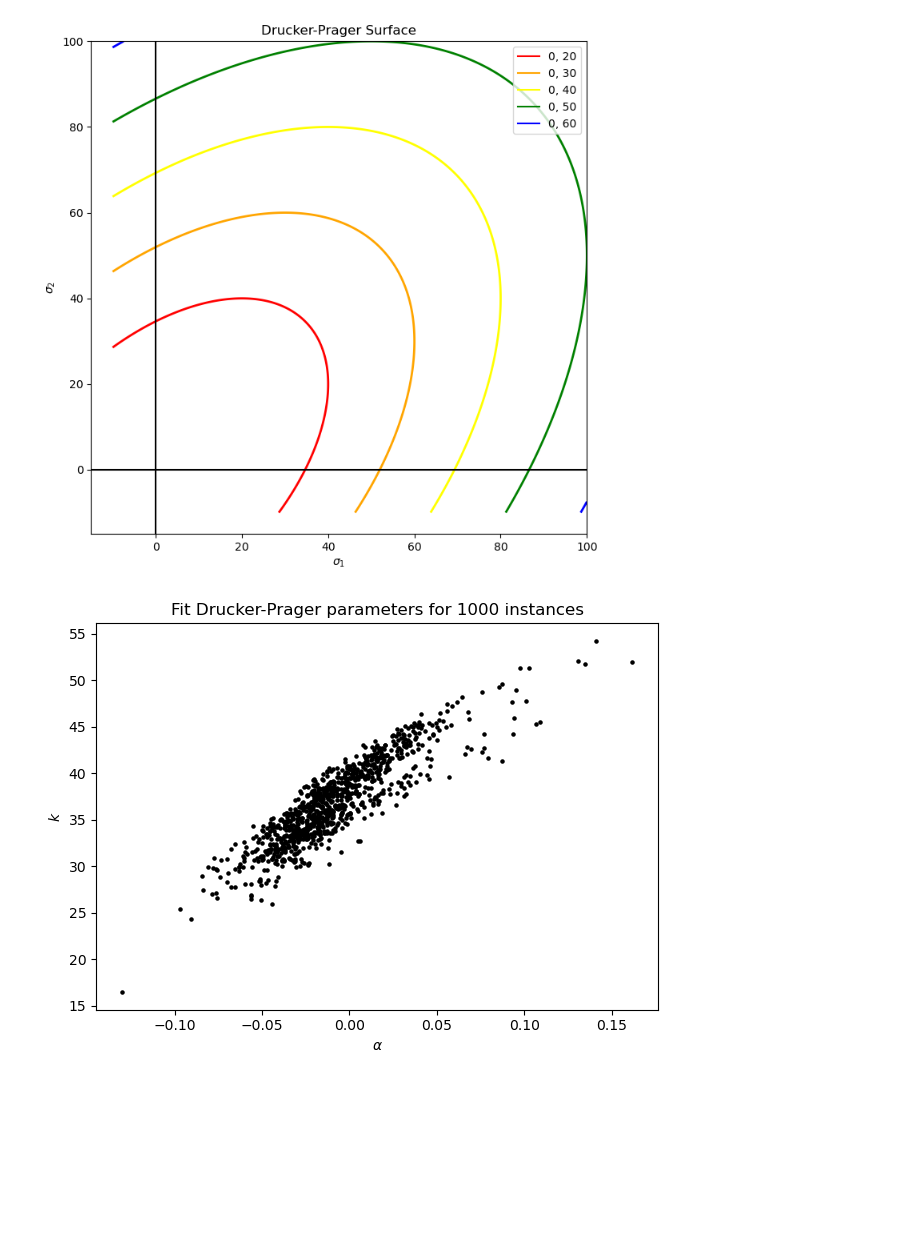
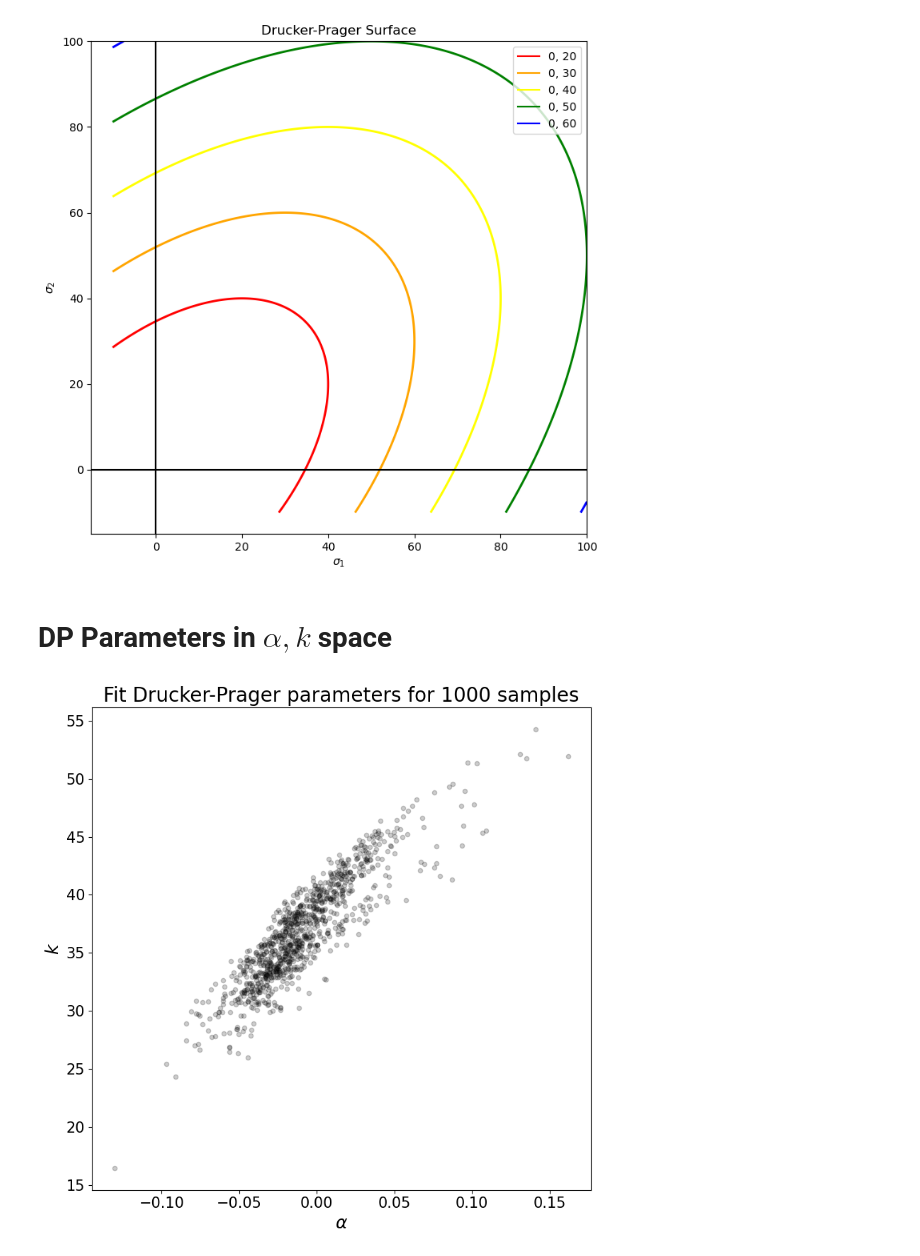
Before and after one commit to abon11/Graphene_Strength_Surface, a Jupyter notebook: sandbox.ipynb, the cells around one changed output. Drawn from its saved outputs; the diff is of its cells as text; code cells hidden in the pictures; blank space fills up the shorter version.

```diff
--- a/sandbox.ipynb
+++ b/sandbox.ipynb
@@ -159,16 +159,23 @@ ax.legend()
 fig.show()
 # %% [output]
 [figure]
+# %% [markdown]
+# DP Parameters in $\alpha, k$ space
 # %%
 import pandas as pd
 import matplotlib.pyplot as plt
 
 df = pd.read_csv("drucker_prager_params.csv")
 
-plt.scatter(df["alpha"], df["k"], color='black', s=5)
-plt.xlabel(r"$\alpha$")
-plt.ylabel(r"$k$")
-plt.title("Fit Drucker-Prager parameters for 1000 samples")
+plt.figure(figsize=(8, 8))
+
+plt.scatter(df["alpha"], df["k"], color='black', s=20, alpha=0.2)
+plt.xlabel(r"$\alpha$", fontsize=18)
+plt.ylabel(r"$k$", fontsize=18)
+
+plt.xticks(fontsize=15)
+plt.yticks(fontsize=15)
+plt.title("Fit Drucker-Prager parameters for 1000 samples", fontsize=20)
 plt.tight_layout()
 # %% [output]
-[figure, old version]
+[figure, new version]
```
Also changed, not shown: parts of 7 cells of this notebook, 3 other files.
